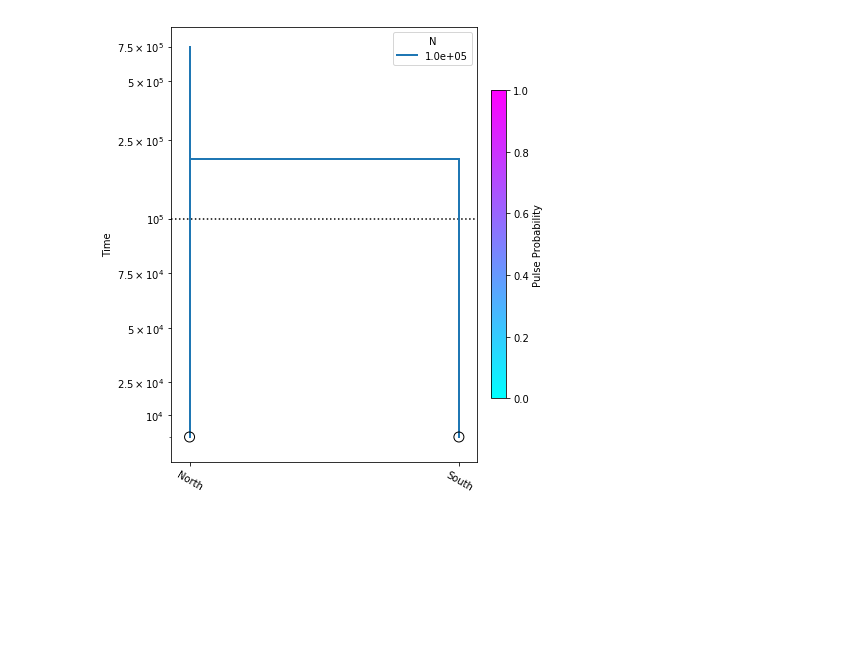
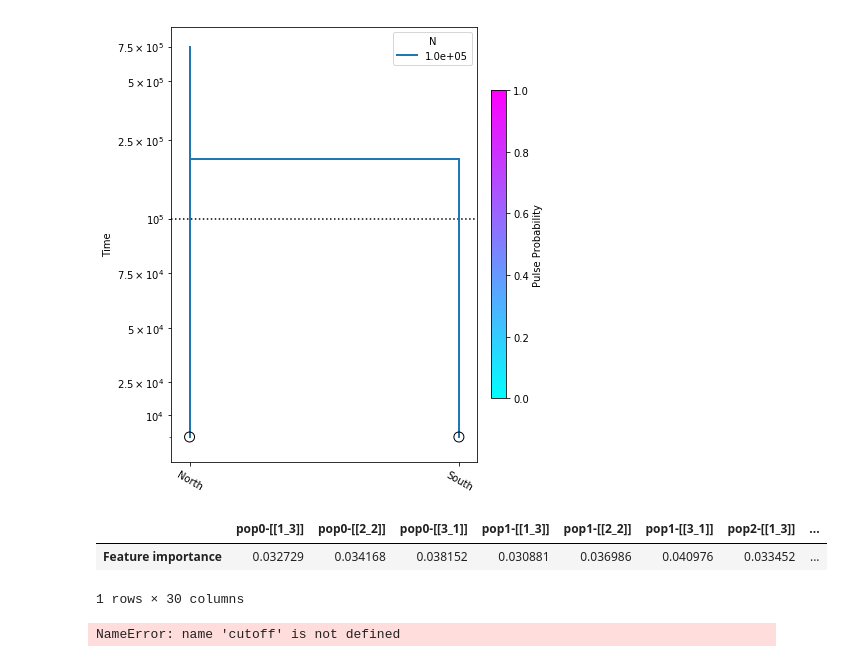
Before and after one commit to isaacovercast/PTA, a Jupyter notebook: jupyter-notebooks/PTA-Dev.ipynb, the cells around one changed output. Cells and saved outputs as stored; diff of their text form; code cells hidden in the pictures; blank space fills up the shorter version.

```diff
--- a/jupyter-notebooks/PTA-Dev.ipynb
+++ b/jupyter-notebooks/PTA-Dev.ipynb
@@ -129,3 +186,12 @@ ac = model.simulate_data(length=100,
                     recoms_per_gen=1e-9,
                     muts_per_gen=1e-8,
                     sampled_n_dict=sampled_n_dict)
+# %%
+imps = cla.feature_importances()
+display(imps)
+imps = imps[imps.columns[imps.max() > 0.0]]
+# %% [output]
+|  | pop0-[[1_3]] | pop0-[[2_2]] | pop0-[[3_1]] | pop1-[[1_3]] | pop1-[[2_2]] | pop1-[[3_1]] | pop2-[[1_3]] | ... |
+| Feature importance | 0.032729 | 0.034168 | 0.038152 | 0.030881 | 0.036986 | 0.040976 | 0.033452 | ... |
+1 rows × 30 columns
+NameError: name 'cutoff' is not defined
```
Also changed, not shown: parts of 15 cells of this notebook, 2 other files.
